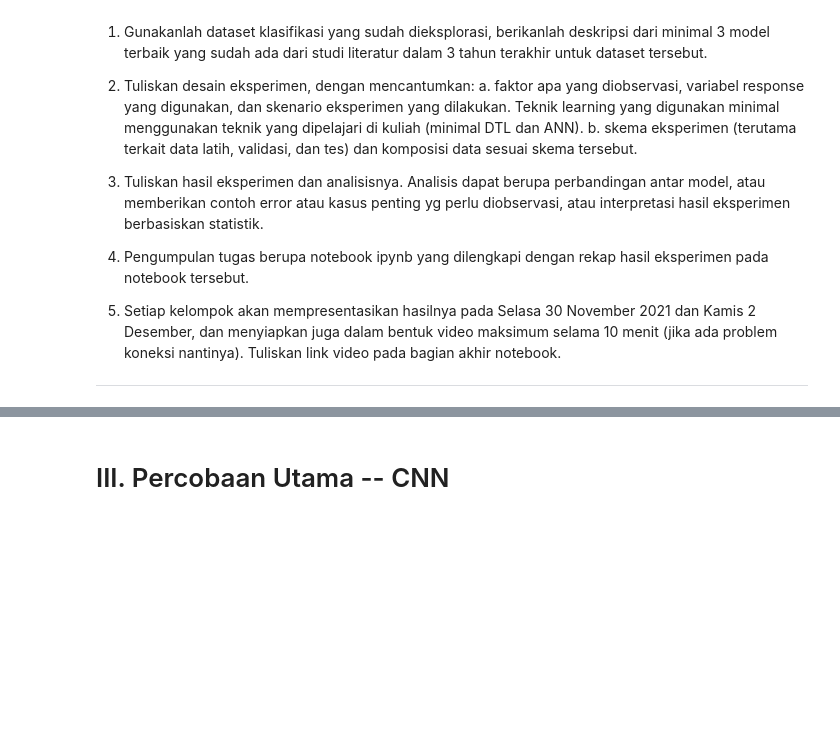
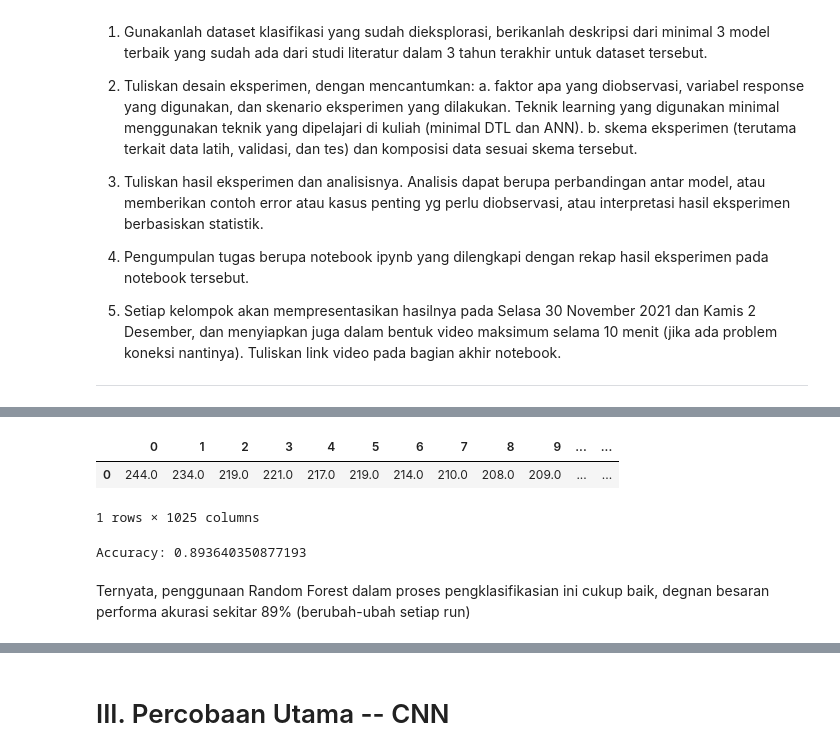
Before and after one commit to chilldenaya/drowsiness-detection, a Jupyter notebook: tensor.ipynb, the cells around one changed output, grey strips where cells are left out. Cells and saved outputs as stored; diff of their text form; code cells hidden in the pictures; blank space fills up the shorter version.

Commit message:
Add random forest and fully connected NN

```diff
--- a/tensor.ipynb
+++ b/tensor.ipynb
@@ -49,0 +102,9 @@ Dalam mengevaluasi model, kami menggunakan validation set yang sebelumnya sudah
+# %%
+import pandas as pd
+
+df = pd.read_csv("./dataset.csv", header=None)
+df.head(1)
+# %% [output]
+|  | 0 | 1 | 2 | 3 | 4 | 5 | 6 | 7 | 8 | 9 | ... | ... |
+| 0 | 244.0 | 234.0 | 219.0 | 221.0 | 217.0 | 219.0 | 214.0 | 210.0 | 208.0 | 209.0 | ... | ... |
+1 rows × 1025 columns
@@ -49,0 +120,12 @@ Dalam mengevaluasi model, kami menggunakan validation set yang sebelumnya sudah
+# %%
+from sklearn.ensemble import RandomForestClassifier
+from sklearn import metrics
+
+clf=RandomForestClassifier(n_estimators=100)
+clf.fit(X_train,y_train)
+y_pred=clf.predict(X_test)
+print("Accuracy:", metrics.accuracy_score(y_test, y_pred))
+# %% [output]
+Accuracy: 0.893640350877193
+# %% [markdown]
+Ternyata, penggunaan Random Forest dalam proses pengklasifikasian ini cukup baik, degnan besaran performa akurasi sekitar 89% (berubah-ubah setiap run)
```
Also changed, not shown: parts of 20 cells of this notebook, 2 other files.
